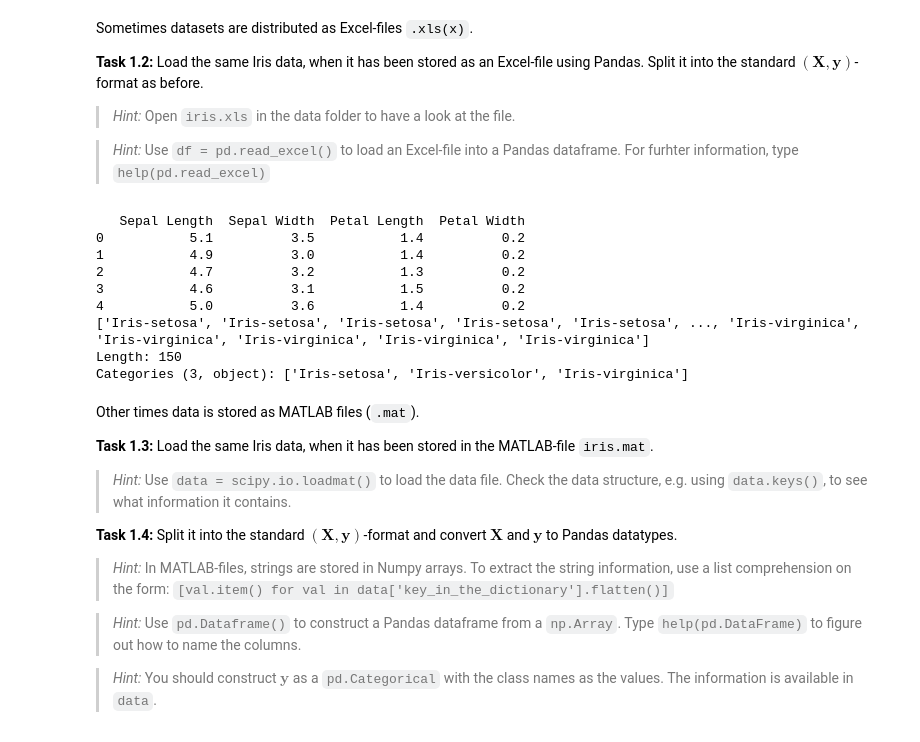
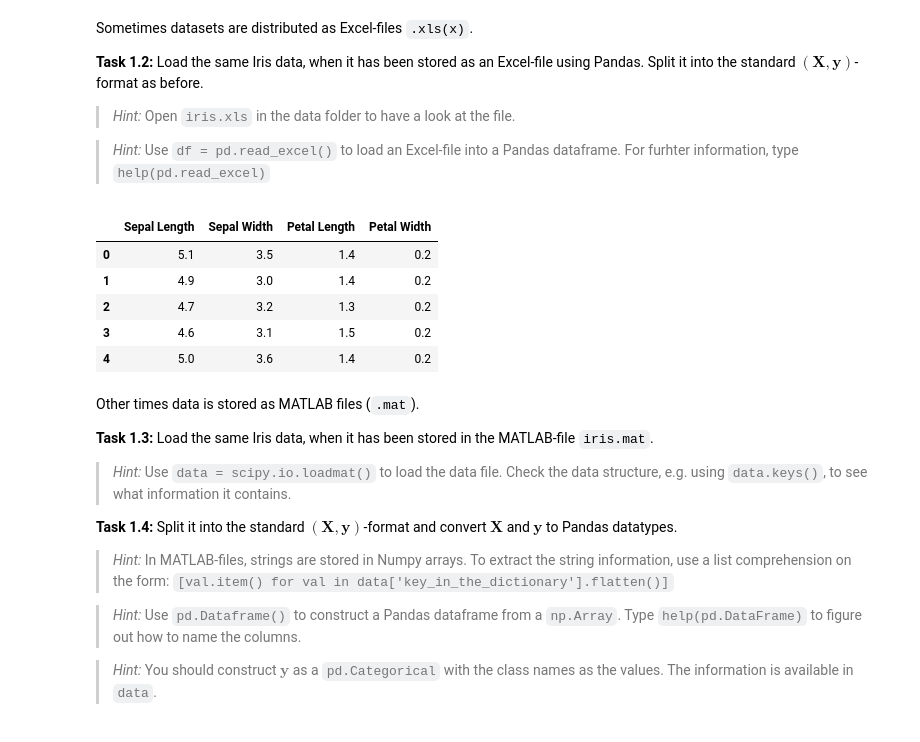
Before and after one commit to ivanpacenti/02452-2025, a Jupyter notebook: 02452_exercise1_fall25/exercise1.ipynb, the cells around one changed output. Saved outputs shown, nothing was run; the diff lists cells and outputs as text; code cells hidden in the pictures.

```diff
--- a/02452_exercise1_fall25/exercise1.ipynb
+++ b/02452_exercise1_fall25/exercise1.ipynb
@@ -116,24 +103,22 @@ Sometimes datasets are distributed as Excel-files `.xls(x)`.
 
 > *Hint:* Use `df = pd.read_excel()` to load an Excel-file into a Pandas dataframe. For furhter information, type `help(pd.read_excel)`
 # %%
-import pandas as pd
+
 
 df=pd.read_excel("data/iris/iris.xls")
-x=df.drop(columns=["Type"])
-y=pd.Categorical(df["Type"])
+N, M = x.shape
+assert N == 150, "There should be 150 samples in the Iris dataset."
+assert M == 4, "There should be 4 features in the Iris dataset."
 
-print(x.head())
-print(y)
+# Display the first few rows of the dataframe
+x.head()
 # %% [output]
-   Sepal Length  Sepal Width  Petal Length  Petal Width
-0           5.1          3.5           1.4          0.2
-1           4.9          3.0           1.4          0.2
-2           4.7          3.2           1.3          0.2
-3           4.6          3.1           1.5          0.2
-4           5.0          3.6           1.4          0.2
-['Iris-setosa', 'Iris-setosa', 'Iris-setosa', 'Iris-setosa', 'Iris-setosa', ..., 'Iris-virginica', 'Iris-virginica', 'Iris-virginica', 'Iris-virginica', 'Iris-virginica']
-Length: 150
-Categories (3, object): ['Iris-setosa', 'Iris-versicolor', 'Iris-virginica']
+|  | Sepal Length | Sepal Width | Petal Length | Petal Width |
+| 0 | 5.1 | 3.5 | 1.4 | 0.2 |
+| 1 | 4.9 | 3.0 | 1.4 | 0.2 |
+| 2 | 4.7 | 3.2 | 1.3 | 0.2 |
+| 3 | 4.6 | 3.1 | 1.5 | 0.2 |
+| 4 | 5.0 | 3.6 | 1.4 | 0.2 |
 # %% [markdown]
 Other times data is stored as MATLAB files (`.mat`).
 
```
Also changed, not shown: parts of 5 cells of this notebook.
